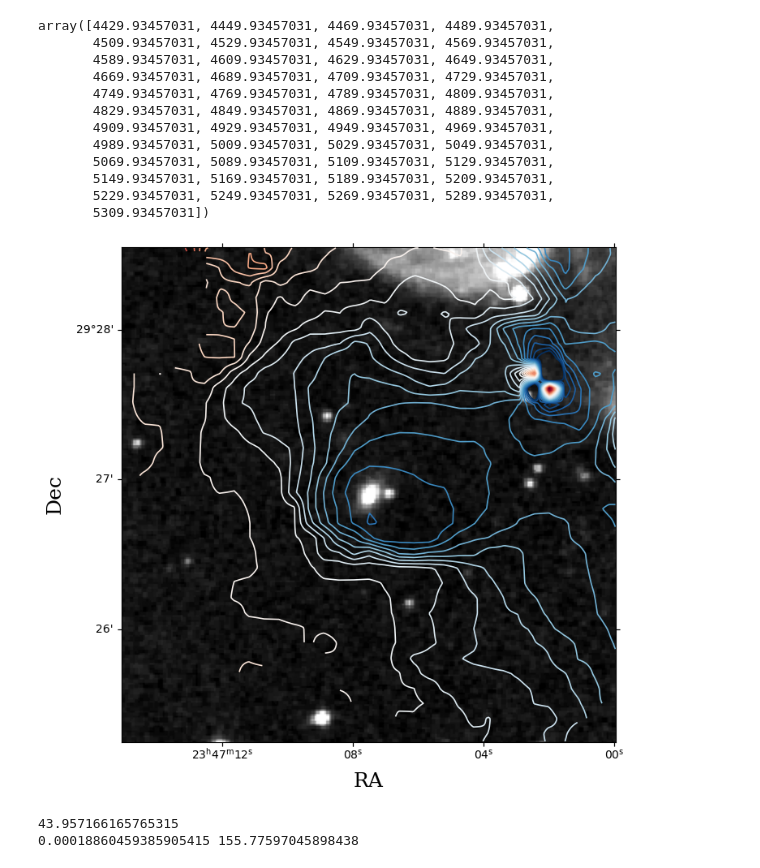
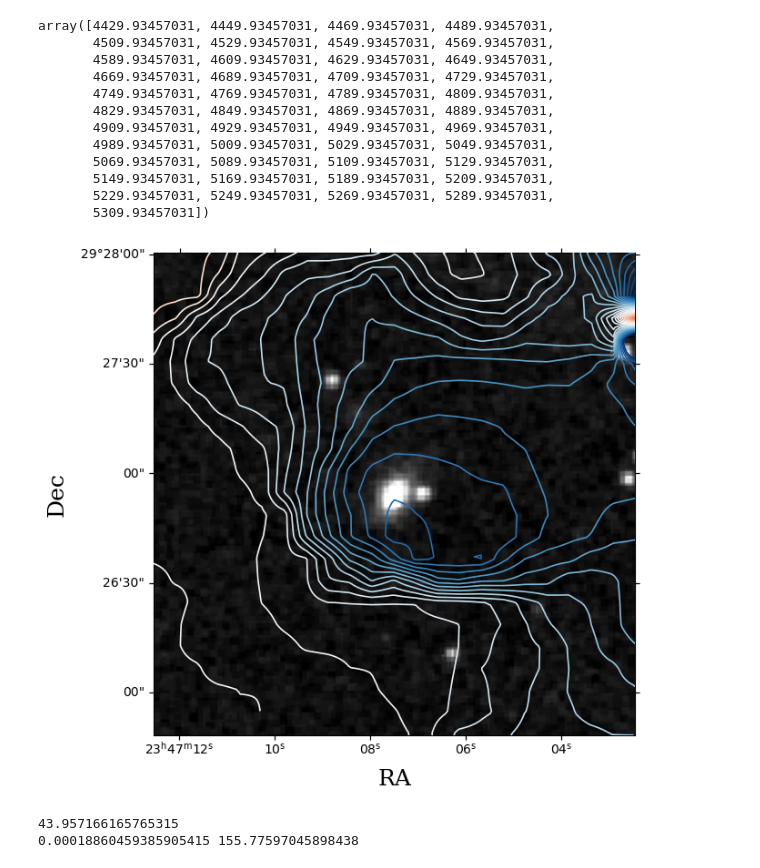
Before and after one commit to AnyelTars/Arp86-Galaxy-System, a Jupyter notebook: USNOA2-1125-19940303/arp86-3_bbaraolo_model.ipynb, the cells around one changed output. Saved outputs shown, nothing was run; the diff lists cells and outputs as text; code cells hidden in the pictures.

```diff
--- a/USNOA2-1125-19940303/arp86-3_bbaraolo_model.ipynb
+++ b/USNOA2-1125-19940303/arp86-3_bbaraolo_model.ipynb
@@ -121,33 +129,34 @@ array([4429.93457031, 4449.93457031, 4469.93457031, 4489.93457031,
 # %%
 fig = plt.figure(figsize=(8, 7))
 ax = fig.add_subplot(1, 1, 1, projection=WCS(header_optical))
 
 # Use log stretch for better contrast in faint structures
 norm = simple_norm(data_optical, 'log', percent=99.5)
 ax.imshow(data_optical, cmap='gist_gray', vmin=vmin,vmax=vmax, origin='lower')
 
 # Velocity field (moment 1) contours: reversed RdBu, centered around systemic velocity
 # Adjust levels if needed based on your specific velocity range
 vel_min, vel_max = np.nanmin(hi_mom1_rep), np.nanmax(hi_mom1_rep)  # You can automate this with np.nanmin/max if desired
-levels = np.arange(vel_min+430, vel_max, 20)
+levels = np.arange(vel_min+450, vel_max, 15)
 cont = ax.contour(hi_mom1_rep, levels=levels, cmap='RdBu_r', linewidths=1.2)
 
 # Add a colorbar for the moment 1 contours (velocity field)
 # label the contour, this is optional
 #ax.clabel(cont, inline=True, fmt='%d km/s', fontsize=10)
 
 ax.set_xlabel('RA', size=18, family='serif')
 ax.set_ylabel('Dec', size=18, family='serif')
 plt.xticks(fontsize=15)
 plt.yticks(fontsize=15)
-
+plt.xlim(50, 250)
+plt.ylim(50, 250)
 # save figure
 # plt.savefig('velocity_overlay.svg', dpi=300)
 
 plt.tight_layout()
 plt.show()
 # %% [output]
-[figure, old version]
+[figure, new version]
 # %%
 hdulmom2 = fits.open(directory+"output10/SoFiA_J234703.61+292835.6/maps/SoFiA_J234703.61+292835.6_2mom.fits")
 hi_mom2_rep, foot_mom2=reproject_interp(hdulmom2,header_optical)
```
Also changed, not shown: parts of 24 cells of this notebook.
